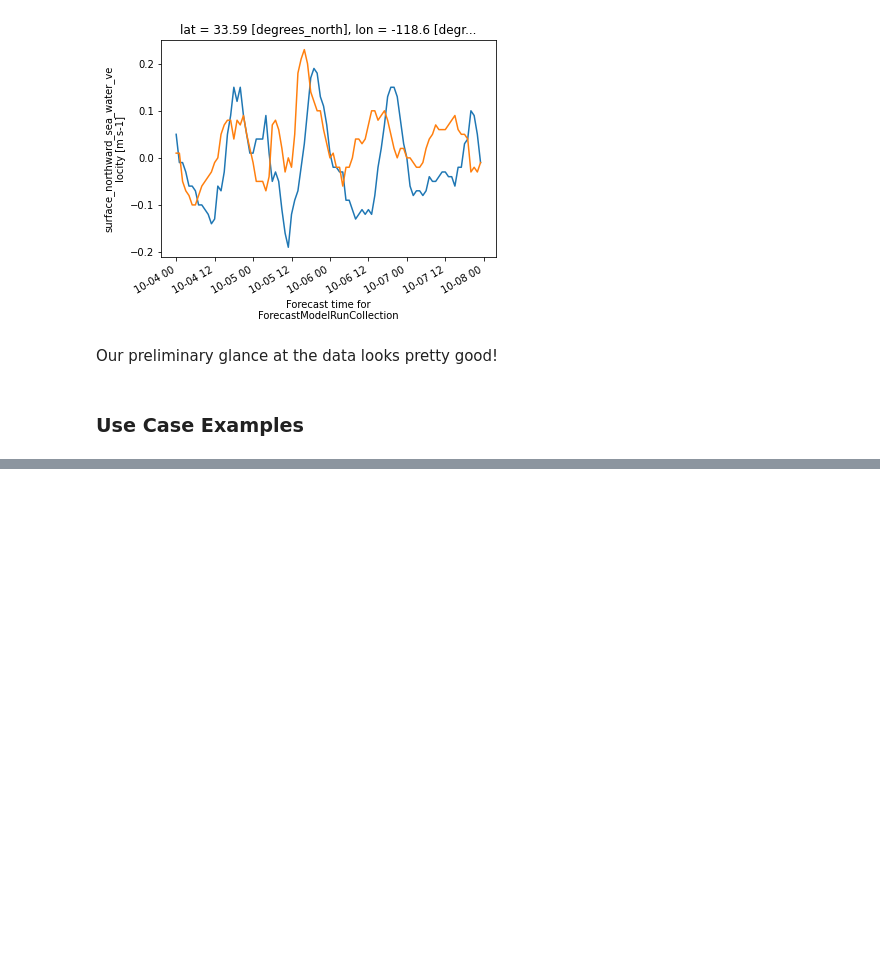
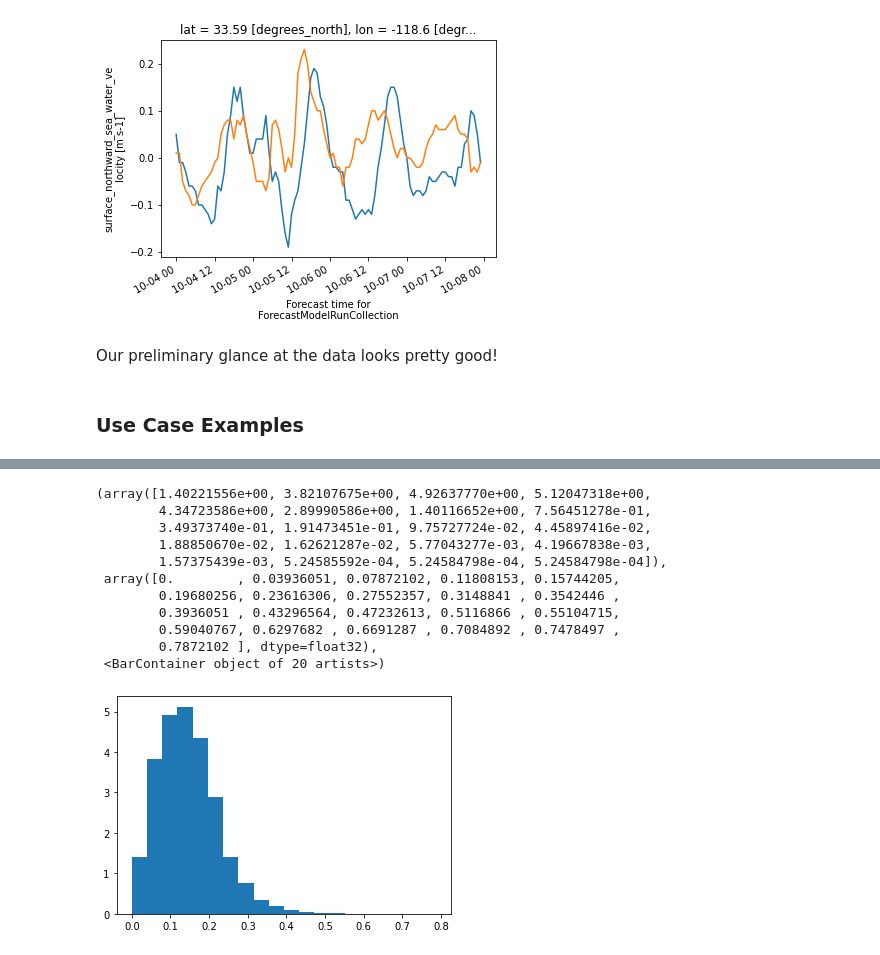
Before and after one commit to fullbeats/EDS220-SeaSurfaceCurrents, a Jupyter notebook: HW3_rs_crew.ipynb, the cells around one changed output, grey strips where cells are left out. Cells and saved outputs as stored; diff of their text form; code cells hidden in the pictures; blank space fills up the shorter version.

```diff
--- a/HW3_rs_crew.ipynb
+++ b/HW3_rs_crew.ipynb
@@ -277,10 +301,18 @@ geo_df['v_norm'] = geo_df['v'] / geo_df['magnitude']
 # %%
-# Set color values based on magnitude
-colors = geo_df['magnitude']
-
-# Create a color scale that aligns with range of magnitude values
-norm = Normalize()
-norm.autoscale(colors) # normalizes the range of magnitudes between 0-1
-
-# Set color palette
-colormap = cm.plasma
+# To build a color gradient representing magnitude, we will first
+# look at the distribution of magnitude values to determine
+# what range makes sense for the scale
+plt.hist(geo_df['magnitude'], density=True, bins=20)
+# %% [output]
+(array([1.40221556e+00, 3.82107675e+00, 4.92637770e+00, 5.12047318e+00,
+        4.34723586e+00, 2.89990586e+00, 1.40116652e+00, 7.56451278e-01,
+        3.49373740e-01, 1.91473451e-01, 9.75727724e-02, 4.45897416e-02,
+        1.88850670e-02, 1.62621287e-02, 5.77043277e-03, 4.19667838e-03,
+        1.57375439e-03, 5.24585592e-04, 5.24584798e-04, 5.24584798e-04]),
+ array([0.        , 0.03936051, 0.07872102, 0.11808153, 0.15744205,
+        0.19680256, 0.23616306, 0.27552357, 0.3148841 , 0.3542446 ,
+        0.3936051 , 0.43296564, 0.47232613, 0.5116866 , 0.55104715,
+        0.59040767, 0.6297682 , 0.6691287 , 0.7084892 , 0.7478497 ,
+        0.7872102 ], dtype=float32),
+ <BarContainer object of 20 artists>)
+[figure, added]
```
Also changed, not shown: parts of 24 cells of this notebook, 2 other files.
